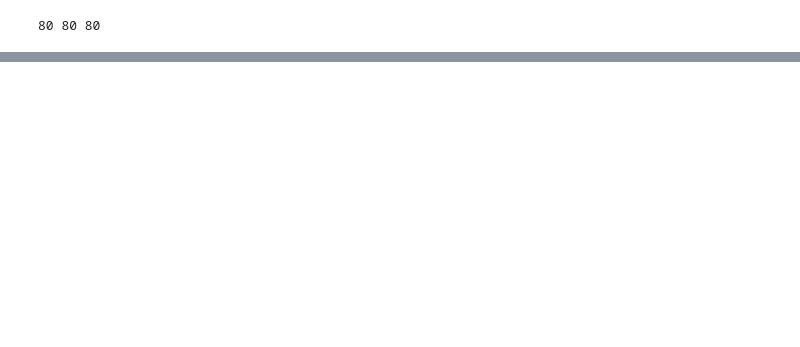
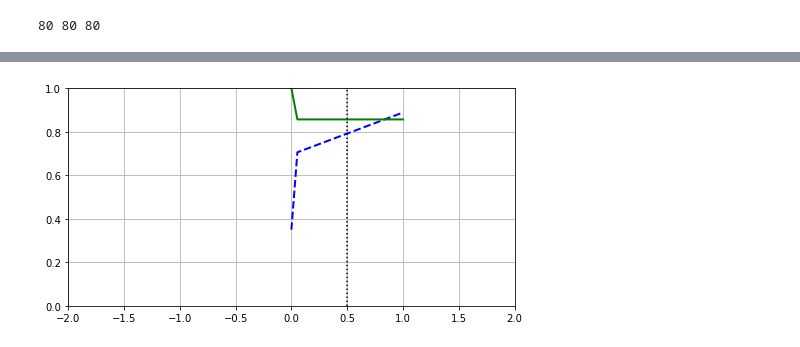
Before and after one commit to GustavoBecerra1109/-Solucion-LHS-para-mejorar-los-servicios-de-salud-renal-en-Lima-Metropolitana, a Jupyter notebook: Decision-Tree.ipynb, the cells around one changed output, grey strips where cells are left out. Cells and saved outputs as stored; diff of their text form; code cells hidden in the pictures; blank space fills up the shorter version.

```diff
--- a/Decision-Tree.ipynb
+++ b/Decision-Tree.ipynb
@@ -228,0 +263,4 @@ plt.show()
+# %%
+# Getting probabilities
+y_pred_proba = acd.predict_proba(x_test)
+y_score = y_pred_proba[:, 1]
@@ -228,0 +272,21 @@ plt.show()
+# %%
+from sklearn.metrics import precision_recall_curve
+
+precisions, recalls, thresholds = precision_recall_curve(y_test, y_score)
+threshold = 0.5
+# %%
+# Plotting precision and recall of threshold
+plt.figure(figsize=(8, 4))
+plt.plot(thresholds, precisions[:-1], "b--", label="Precision", linewidth=2)
+plt.plot(thresholds, recalls[:-1], "g-", label="Recall", linewidth=2)
+plt.vlines(threshold, 0, 1.0, "k", "dotted", label="threshold")
+
+# Beautifies the figure
+#idx = (thresholds >= threshold).argmax() # First index
+#plt.plot(thresholds[idx], precisions[idx], "bo")
+#plt.plot(thresholds[idx], recalls[idx], "go")
+
+plt.axis([-2, 2, 0, 1])
+plt.grid()
+# %% [output]
+[figure, added]
```
Also changed, not shown: parts of 18 cells of this notebook, 5 other files.
